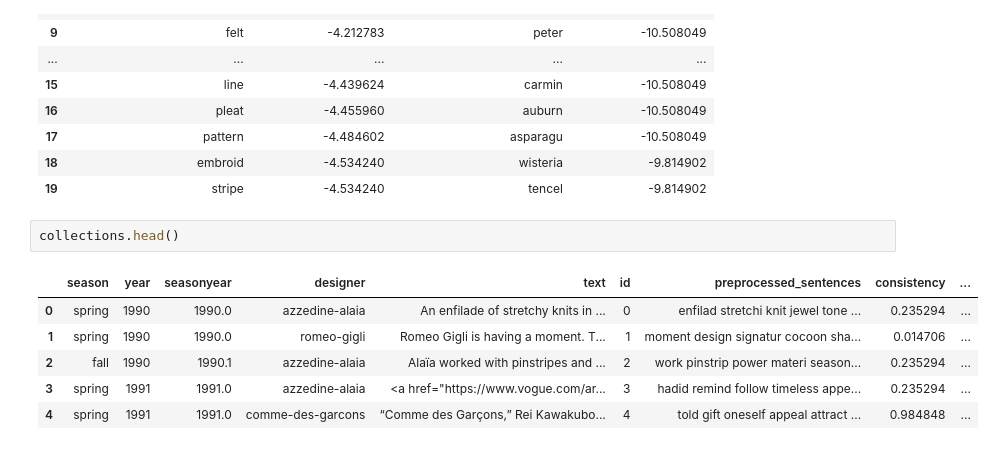
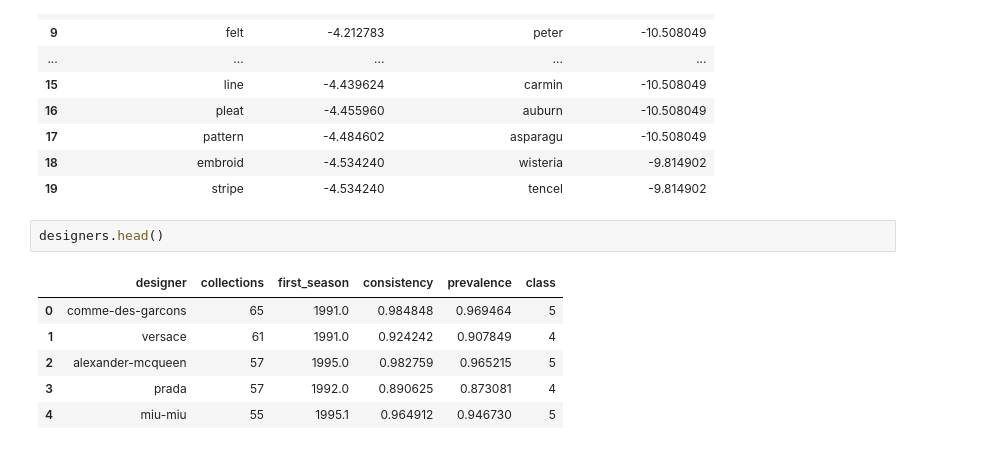
Before and after one commit to bellagracefinck/trend_cycle, a Jupyter notebook: model_creation.ipynb, the cells around one changed output. Cells and saved outputs as stored; diff of their text form.

```diff
--- a/model_creation.ipynb
+++ b/model_creation.ipynb
@@ -877,11 +877,11 @@ top_informative_words
 | 18 | embroid | -4.534240 | wisteria | -9.814902 |
 | 19 | stripe | -4.534240 | tencel | -9.814902 |
 # %%
-collections.head()
+designers.head()
 # %% [output]
-|  | season | year | seasonyear | designer | text | id | preprocessed_sentences | consistency | ... |
-| 0 | spring | 1990 | 1990.0 | azzedine-alaia | An enfilade of stretchy knits in ... | 0 | enfilad stretchi knit jewel tone ... | 0.235294 | ... |
-| 1 | spring | 1990 | 1990.0 | romeo-gigli | Romeo Gigli is having a moment. T... | 1 | moment design signatur cocoon sha... | 0.014706 | ... |
-| 2 | fall | 1990 | 1990.1 | azzedine-alaia | Alaïa worked with pinstripes and ... | 2 | work pinstrip power materi season... | 0.235294 | ... |
-| 3 | spring | 1991 | 1991.0 | azzedine-alaia | <a href="https://www.vogue.com/ar... | 3 | hadid remind follow timeless appe... | 0.235294 | ... |
-| 4 | spring | 1991 | 1991.0 | comme-des-garcons | “Comme des Garçons,” Rei Kawakubo... | 4 | told gift oneself appeal attract ... | 0.984848 | ... |
+|  | designer | collections | first_season | consistency | prevalence | class |
+| 0 | comme-des-garcons | 65 | 1991.0 | 0.984848 | 0.969464 | 5 |
+| 1 | versace | 61 | 1991.0 | 0.924242 | 0.907849 | 4 |
+| 2 | alexander-mcqueen | 57 | 1995.0 | 0.982759 | 0.965215 | 5 |
+| 3 | prada | 57 | 1992.0 | 0.890625 | 0.873081 | 4 |
+| 4 | miu-miu | 55 | 1995.1 | 0.964912 | 0.946730 | 5 |
```
Also changed, not shown: parts of 18 cells of this notebook.
